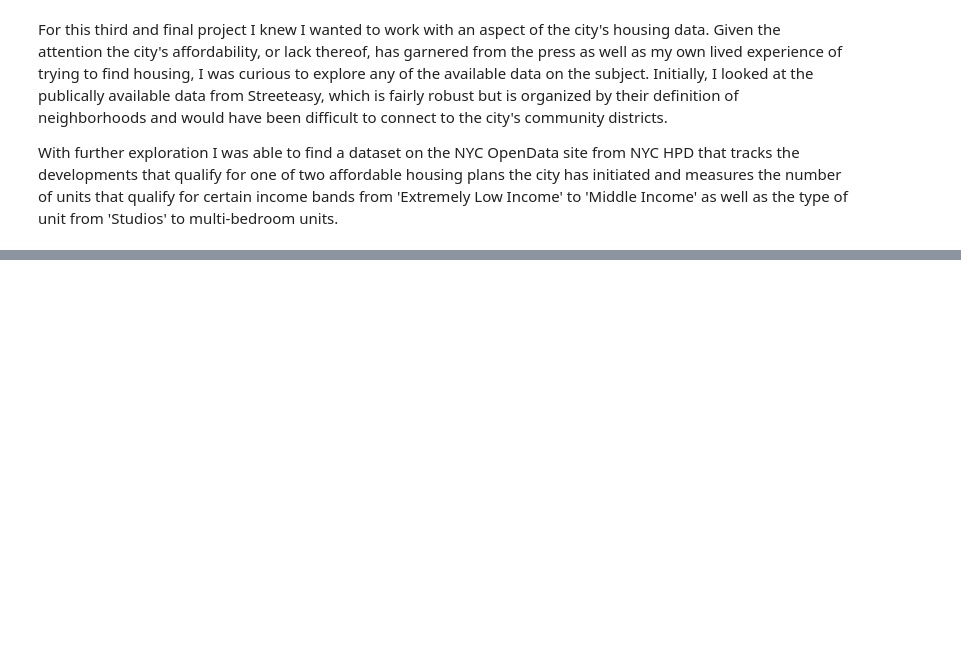
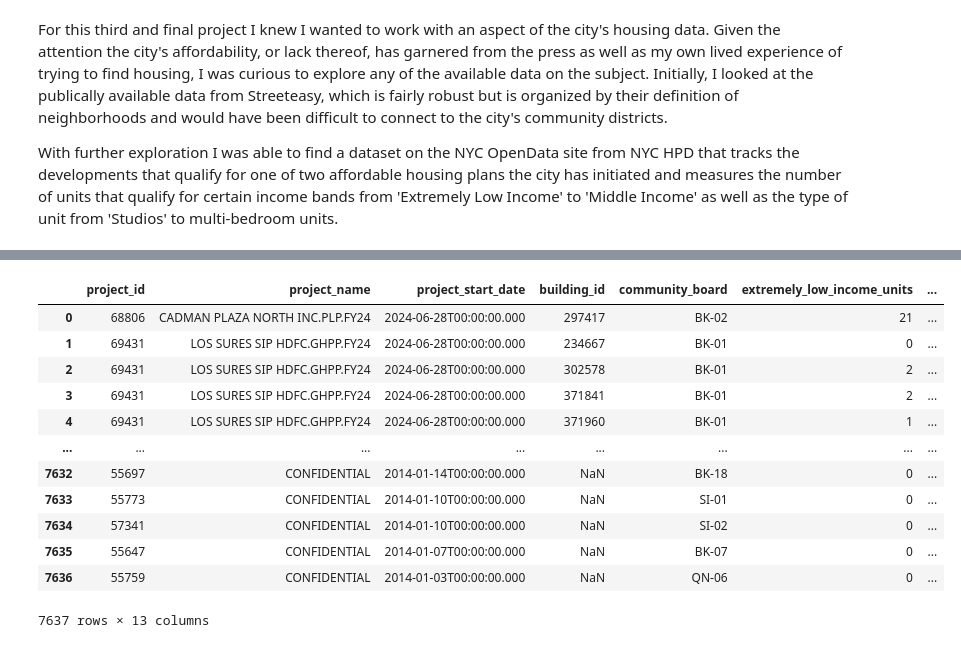
Before and after one commit to WFrolich/vs_code_computing-in-context, a Jupyter notebook: project_3.ipynb, the cells around one changed output, grey strips where cells are left out. Cells and saved outputs as stored; diff of their text form; code cells hidden in the pictures; blank space fills up the shorter version.

```diff
--- a/project_3.ipynb
+++ b/project_3.ipynb
@@ -26,0 +223,33 @@ pio.renderers.default = "vscode+jupyterlab+notebook_connected"
+# %%
+list = [
+    'project_id',
+    'project_name',
+    'project_start_date',
+    'building_id',
+    'community_board',
+    'extremely_low_income_units',
+    'very_low_income_units',
+    'low_income_units',
+    'moderate_income_units',
+    'middle_income_units',
+    'other_income_units',
+    'total_units',
+    'boro_code'
+]
+trimmed_df = all_results_df[list]
+# %%
+trimmed_df
+# %% [output]
+|  | project_id | project_name | project_start_date | building_id | community_board | extremely_low_income_units | ... |
+| 0 | 68806 | CADMAN PLAZA NORTH INC.PLP.FY24 | 2024-06-28T00:00:00.000 | 297417 | BK-02 | 21 | ... |
+| 1 | 69431 | LOS SURES SIP HDFC.GHPP.FY24 | 2024-06-28T00:00:00.000 | 234667 | BK-01 | 0 | ... |
+| 2 | 69431 | LOS SURES SIP HDFC.GHPP.FY24 | 2024-06-28T00:00:00.000 | 302578 | BK-01 | 2 | ... |
+| 3 | 69431 | LOS SURES SIP HDFC.GHPP.FY24 | 2024-06-28T00:00:00.000 | 371841 | BK-01 | 2 | ... |
+| 4 | 69431 | LOS SURES SIP HDFC.GHPP.FY24 | 2024-06-28T00:00:00.000 | 371960 | BK-01 | 1 | ... |
+| ... | ... | ... | ... | ... | ... | ... | ... |
+| 7632 | 55697 | CONFIDENTIAL | 2014-01-14T00:00:00.000 | NaN | BK-18 | 0 | ... |
+| 7633 | 55773 | CONFIDENTIAL | 2014-01-10T00:00:00.000 | NaN | SI-01 | 0 | ... |
+| 7634 | 57341 | CONFIDENTIAL | 2014-01-10T00:00:00.000 | NaN | SI-02 | 0 | ... |
+| 7635 | 55647 | CONFIDENTIAL | 2014-01-07T00:00:00.000 | NaN | BK-07 | 0 | ... |
+| 7636 | 55759 | CONFIDENTIAL | 2014-01-03T00:00:00.000 | NaN | QN-06 | 0 | ... |
+7637 rows × 13 columns
```
Also changed, not shown: parts of 18 cells of this notebook.
